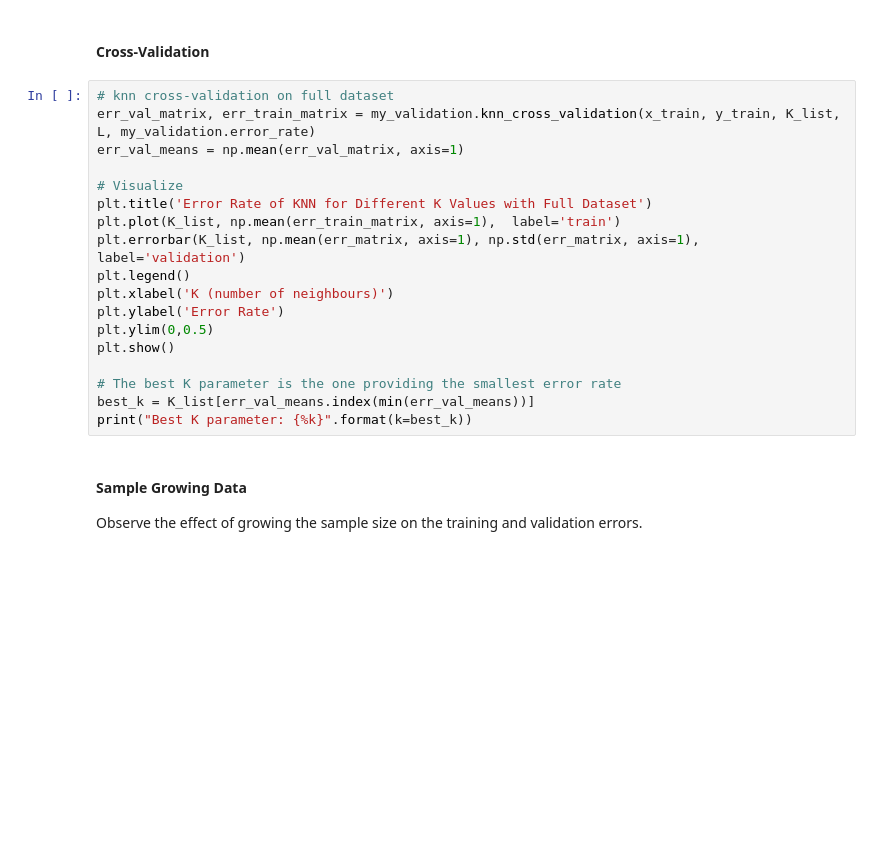
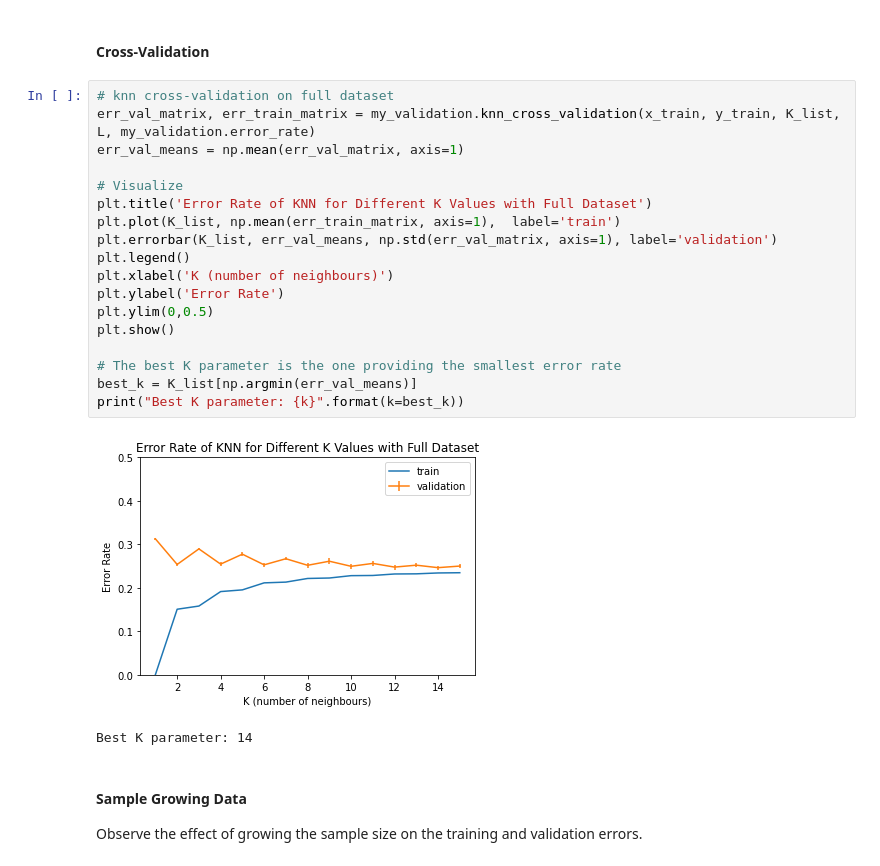
Before and after one commit to chrismartel/COMP551, a Jupyter notebook: projects/p1/adult_salary.ipynb, the cells around one changed output. Cells and saved outputs as stored; diff of their text form; blank space fills up the shorter version.

```diff
--- a/projects/p1/adult_salary.ipynb
+++ b/projects/p1/adult_salary.ipynb
@@ -159,21 +231,24 @@ K_list = range(1,16) # [1,2,...,15]
 # %%
 # knn cross-validation on full dataset
 err_val_matrix, err_train_matrix = my_validation.knn_cross_validation(x_train, y_train, K_list, L, my_validation.error_rate)
 err_val_means = np.mean(err_val_matrix, axis=1)
 
 # Visualize
 plt.title('Error Rate of KNN for Different K Values with Full Dataset')
 plt.plot(K_list, np.mean(err_train_matrix, axis=1),  label='train')
-plt.errorbar(K_list, np.mean(err_matrix, axis=1), np.std(err_matrix, axis=1), label='validation')
+plt.errorbar(K_list, err_val_means, np.std(err_val_matrix, axis=1), label='validation')
 plt.legend()
 plt.xlabel('K (number of neighbours)')
 plt.ylabel('Error Rate')
 plt.ylim(0,0.5)
 plt.show()
 
 # The best K parameter is the one providing the smallest error rate
-best_k = K_list[err_val_means.index(min(err_val_means))]
-print("Best K parameter: {%k}".format(k=best_k))
+best_k = K_list[np.argmin(err_val_means)]
+print("Best K parameter: {k}".format(k=best_k))
+# %% [output]
+[figure, added]
+Best K parameter: 14
 # %% [markdown]
 #### Sample Growing Data
 
```
Also changed, not shown: parts of 10 cells of this notebook, 2 other files.
